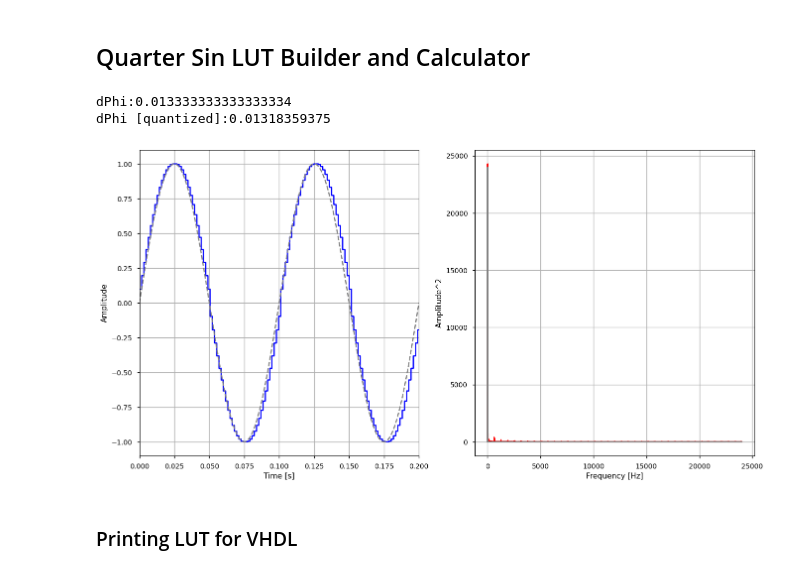
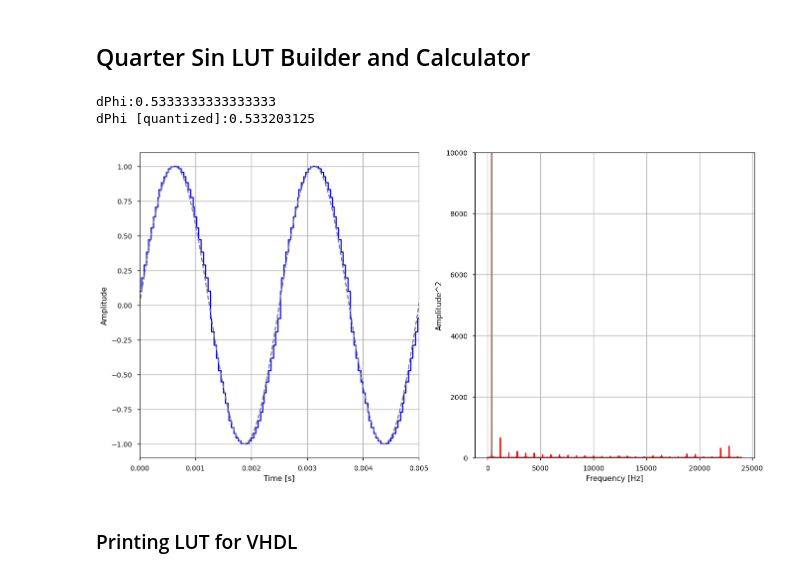
Before and after one commit to durki007/ucisw-synth-notebooks, a Jupyter notebook: ucisw_CORDIC.ipynb, the cells around one changed output. Drawn from its saved outputs; the diff is of its cells as text; code cells hidden in the pictures.

```diff
--- a/ucisw_CORDIC.ipynb
+++ b/ucisw_CORDIC.ipynb
@@ -16,7 +16,7 @@ https://zipcpu.com/dsp/2017/08/26/quarterwave.html
 ## Creating Lookup Table
 # %%
 # @markdown Choose LUT size
-size = 64 # @param
+size = 16# @param
 # %% [markdown]
 Generate quarter of a sin wave and save to lookup table
 # %%
@@ -109,7 +109,7 @@ plt.show()
 # @title Generate sin
 # @markdown Generated signal paramenters
 sr = 48_000 # @param
-f = 10 # @param
+f = 400 # @param
 tlen = 1 # @param
 # @markdown ---
 # @markdown Choose LUT size
@@ -167,36 +167,37 @@ y = vlookup(input)
 # Spectral analysis
 yfft = np.fft.fft(y)
 freq = np.fft.fftfreq(yfft.size, 1/sr)
 
 # Compare to np.sin
 sin = np.sin(2 * np.pi * f * t)
 sfft = np.fft.fft(sin)
 sfft = np.abs(sfft)[:y.size//2]
 
 plt.figure(figsize=(16, 8))
 plt.subplot(1, 2, 1)
 plt.step(t, y, '-b', where='post')
 plt.plot(t, sin, '--', color='grey')
 plt.xlabel("Time [s]")
 plt.ylabel("Amplitude")
 plt.xlim(0, 1/f * 2)
 
 plt.subplot(1, 2, 2)
 logfft = np.abs(yfft)[:y.size // 2]
 
 #with np.errstate(divide='ignore'):
 #  logfft = 20 * np.log10(logfft)
 plt.plot(freq[:yfft.size//2], logfft, 'r-')
 plt.plot(freq[:yfft.size//2], sfft, '-', color='grey')
+plt.ylim(0, 10000)
 plt.xlabel("Frequency [Hz]")
 plt.ylabel("Amplitude^2")
 
 
 plt.show()
 # %% [output]
-dPhi:0.013333333333333334
-dPhi [quantized]:0.01318359375
+dPhi:0.5333333333333333
+dPhi [quantized]:0.533203125
-[figure, old version]
+[figure, new version]
 # %% [markdown]
 ### Printing LUT for VHDL
 # %%
```
Also changed, not shown: parts of 2 cells of this notebook.
